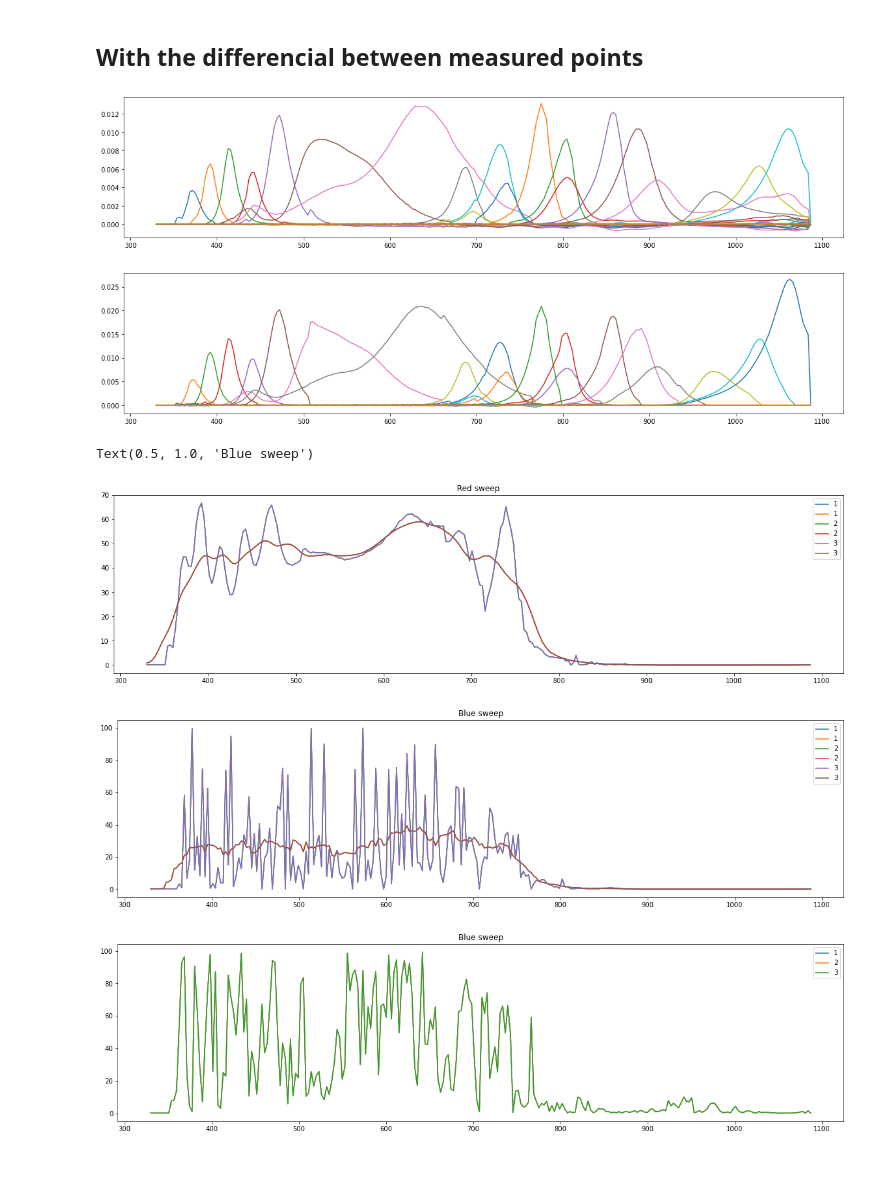
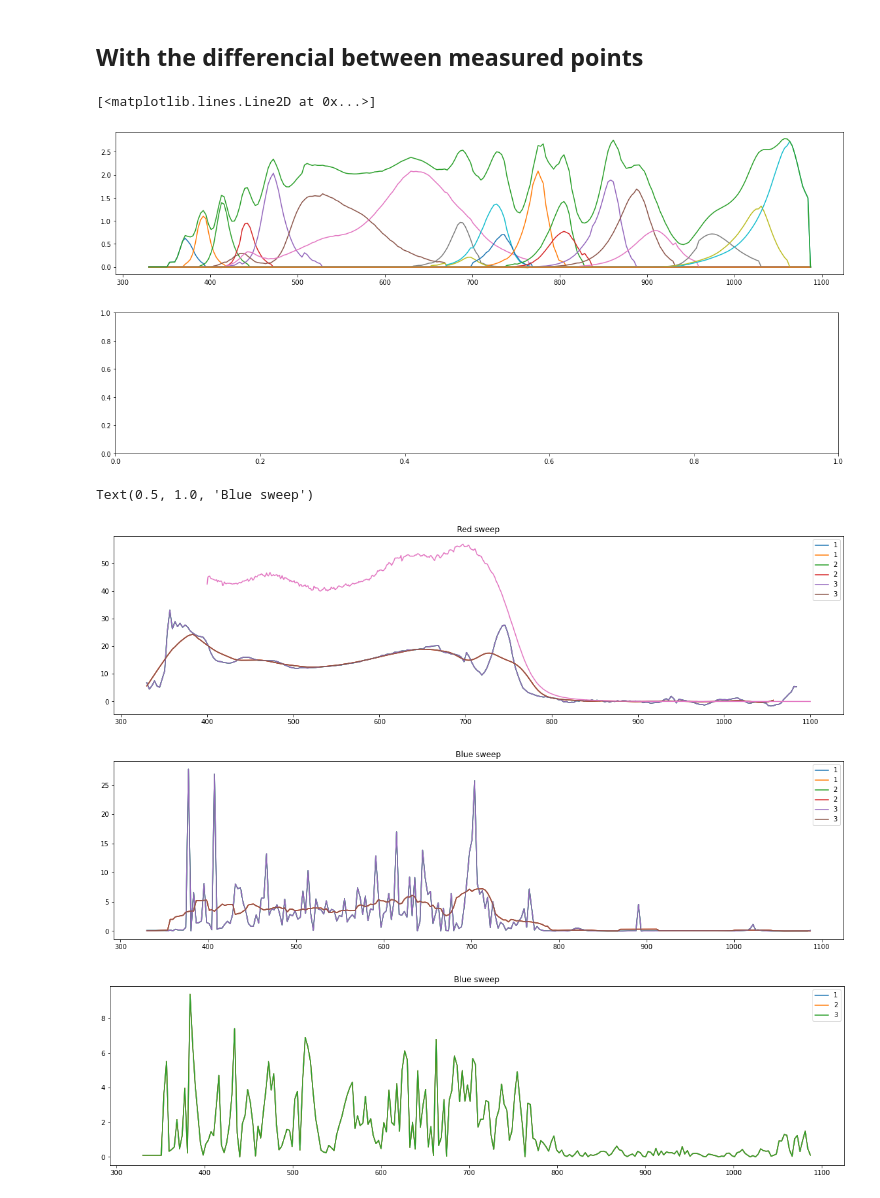
Before and after one commit to mcasademont9/SOLS-EQE, a Jupyter notebook: Numeric method - LEDs simulator/LEDs_simulator_EQE.ipynb, the cells around one changed output. Cells and saved outputs as stored; diff of their text form; code cells hidden in the pictures; blank space fills up the shorter version.

```diff
--- a/Numeric method - LEDs simulator/LEDs_simulator_EQE.ipynb
+++ b/Numeric method - LEDs simulator/LEDs_simulator_EQE.ipynb
@@ -182,7 +207,11 @@ for i in range(len(c_matrix_BS[:,0])):
+# %%
+#smooth the c_matrix
+for i in range(len(c_matrix_RS[:,0])):
+    c_matrix_RS[i,:] = smooth(c_matrix_RS[i,:],2)
 # %%
 fig, ax = plt.subplots(figsize=(20,4))
 fig, ax2 = plt.subplots(figsize =(20,4))
 for i in range(len(c_matrix_RS[:,0])):
     ax.plot(c_matrix_wl, c_matrix_RS[i,:])
-    ax2.plot(c_matrix_wl, c_matrix_BS[i,:])
+    #ax2.plot(c_matrix_wl, c_matrix_BS[i,:])
 # %% [output]
@@ -207,3 +235,10 @@ float64
+# %%
+#spectras_BS_total = np.zeros(c_matrix_BS.shape)
+spectras_RS_total = np.zeros(c_matrix_RS.shape)
+
+for i in range(len(spectras_RS_total[:,0])):
+    #spectras_BS_total = spectras_BS[:,1,-1]
+    spectras_RS_total = spectras_RS[:,1,0]
 # %%
 #solve with the red sweep
 fig, ax = plt.subplots(figsize = (20,5))
@@ -250,31 +306,36 @@ for i in range(len(c_matrix_RS_diff[:,0])-1):
     #         c_matrix_RS_diff[i,j] = 0
 
 
-c_matrix_BS_diff = np.zeros(c_matrix_BS.shape)
-measure_Jsc_BS_diff = np.zeros(measure_Jsc_BS.shape)
-for i in range(len(c_matrix_BS_diff[:,0])-1):
-    c_matrix_BS_diff[i,:] = c_matrix_BS[i+1,:]-c_matrix_BS[i,:]
-    measure_Jsc_BS_diff[i] = measure_Jsc_BS[i+1] - measure_Jsc_BS[i]
-    # for j in range(len(c_matrix_BS_diff[0,:])):
-    #     if c_matrix_BS_diff[i,j]<= 0.0005:
-    #         c_matrix_BS_diff[i,j] = 0
+# c_matrix_BS_diff = np.zeros(c_matrix_BS.shape)
+# measure_Jsc_BS_diff = np.zeros(measure_Jsc_BS.shape)
+# for i in range(len(c_matrix_BS_diff[:,0])-1):
+#     c_matrix_BS_diff[i,:] = c_matrix_BS[i+1,:]-c_matrix_BS[i,:]
+#     measure_Jsc_BS_diff[i] = measure_Jsc_BS[i+1] - measure_Jsc_BS[i]
+#     # for j in range(len(c_matrix_BS_diff[0,:])):
+#     #     if c_matrix_BS_diff[i,j]<= 0.0005:
+#     #         c_matrix_BS_diff[i,j] = 0
 # %%
 fig, ax = plt.subplots(figsize=(20,4))
 fig, ax2 = plt.subplots(figsize =(20,4))
+c_matrix_RS_summ = np.zeros(c_matrix_RS_diff[i,:].shape)
 for i in range(len(c_matrix_RS[:,0])):
     ax.plot(c_matrix_wl, c_matrix_RS_diff[i,:])
-    ax2.plot(c_matrix_wl, c_matrix_BS_diff[i,:])
+    #ax2.plot(c_matrix_wl, c_matrix_BS_diff[i,:])
+    c_matrix_RS_summ = c_matrix_RS_summ + c_matrix_RS_diff[i,:]
+ax.plot(c_matrix_wl, c_matrix_RS_summ)
 # %% [output]
+[<matplotlib.lines.Line2D at 0x...>]
-[figure, old version]
+[figure, new version]
-[figure, old version]
+[figure, new version]
 # %%
 #solve with the red sweep
 fig, ax = plt.subplots(figsize = (20,5))
 for i in range(3):
     measure_Jsc_RS = np.array(excel_RS[i+1,2,:], dtype=float)
-    EQE_linearsol = optimize.lsq_linear(c_matrix_RS_diff, 3.5*measure_Jsc_RS_diff, bounds=(0,100), lsq_solver='lsmr', tol=0.00001, method='trf', max_iter=2000000)
-    ax.plot(c_matrix_wl, EQE_linearsol.x, label = str(i+1))
-    ax.plot(c_matrix_wl, smooth(EQE_linearsol.x,20), label = str(i+1))
+    EQE_linearsol = optimize.lsq_linear(c_matrix_RS_diff, 55*measure_Jsc_RS_diff, bounds=(-100,200), lsq_solver='lsmr', tol=0.00001, method='trf', max_iter=2000000)
+    ax.plot(c_matrix_wl, EQE_linearsol.x/spectras_BS[:,1,-1], label = str(i+1))
+    ax.plot(c_matrix_wl, smooth(EQE_linearsol.x/spectras_BS[:,1,-1],20), label = str(i+1))
+ax.plot(real_EQE[:,0],1*real_EQE[:,1])
 
 
 plt.legend()
@@ -302,6 +363,6 @@ plt.legend()
 plt.title('Blue sweep')
 # %% [output]
 Text(0.5, 1.0, 'Blue sweep')
-[figure, old version]
+[figure, new version]
-[figure, old version]
+[figure, new version]
-[figure, old version]
+[figure, new version]
```
Also changed, not shown: parts of 10 cells of this notebook, 58 other files.
